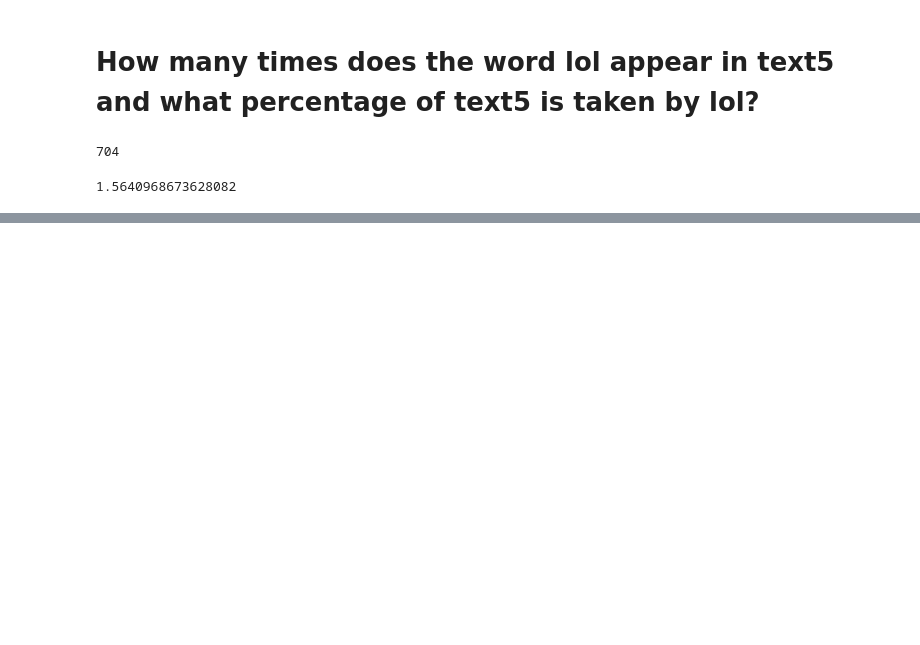
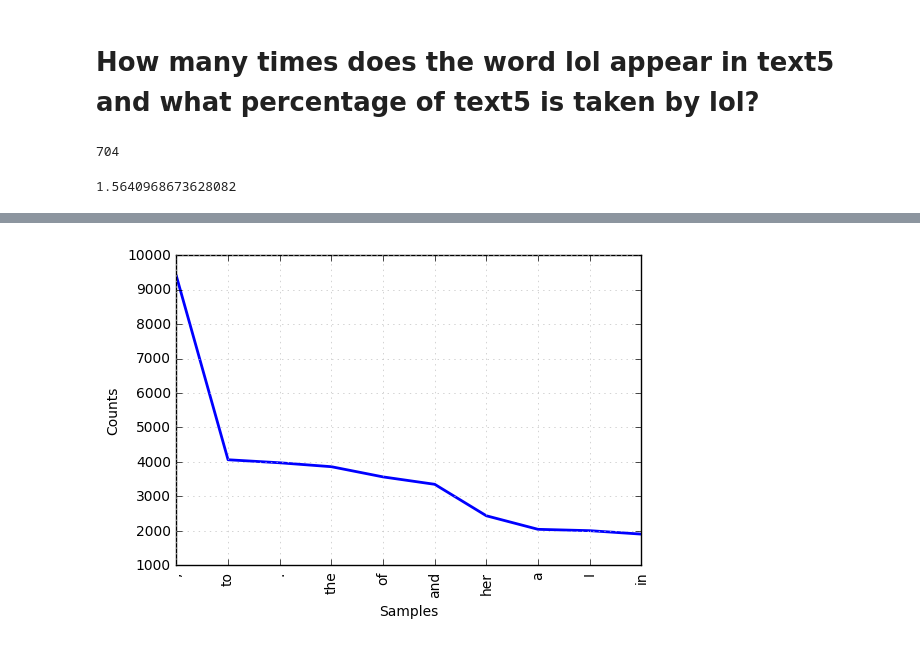
Before and after one commit to ProudHoosier/NLP, a Jupyter notebook: Chapter1 Language processing and Python.ipynb, the cells around one changed output, grey strips where cells are left out. Cells and saved outputs as stored; diff of their text form; code cells hidden in the pictures; blank space fills up the shorter version.

```diff
--- a/Chapter1 Language processing and Python.ipynb
+++ b/Chapter1 Language processing and Python.ipynb
@@ -94,0 +110,5 @@ text5.count('lol')
+# %%
+# words and their individual counts
+fd.plot(10, cumulative = False)
+# %% [output]
+[figure, added]
```
Also changed, not shown: parts of 6 cells of this notebook.
